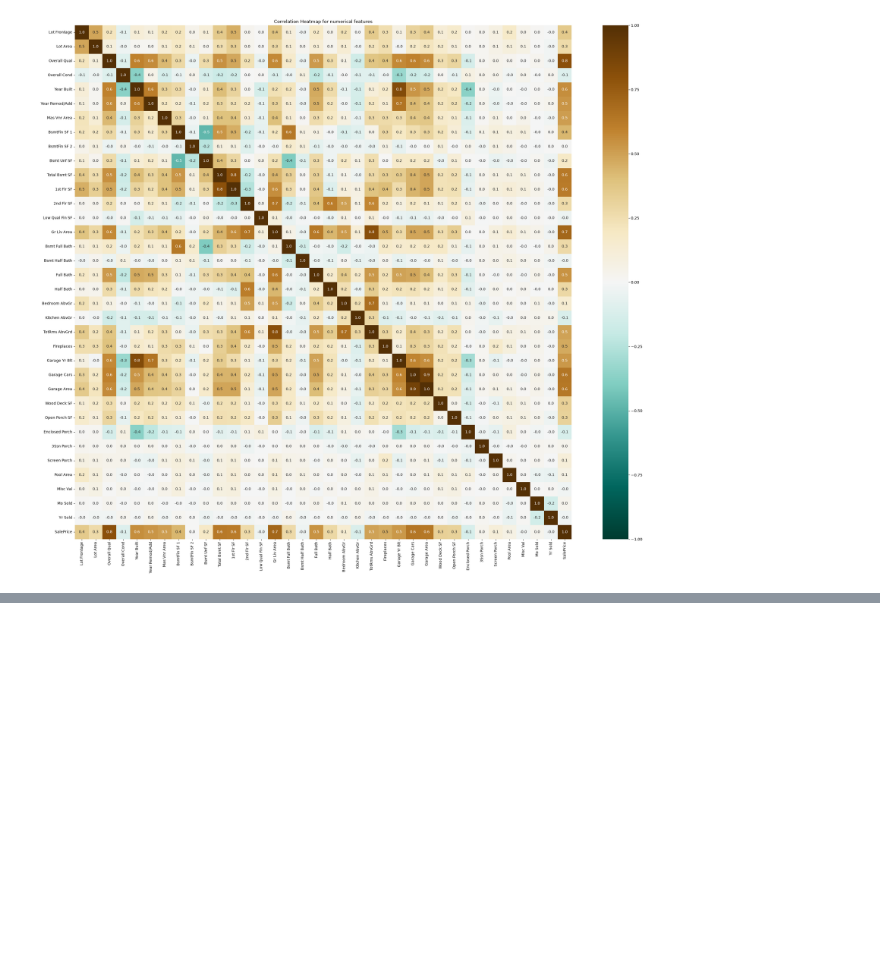
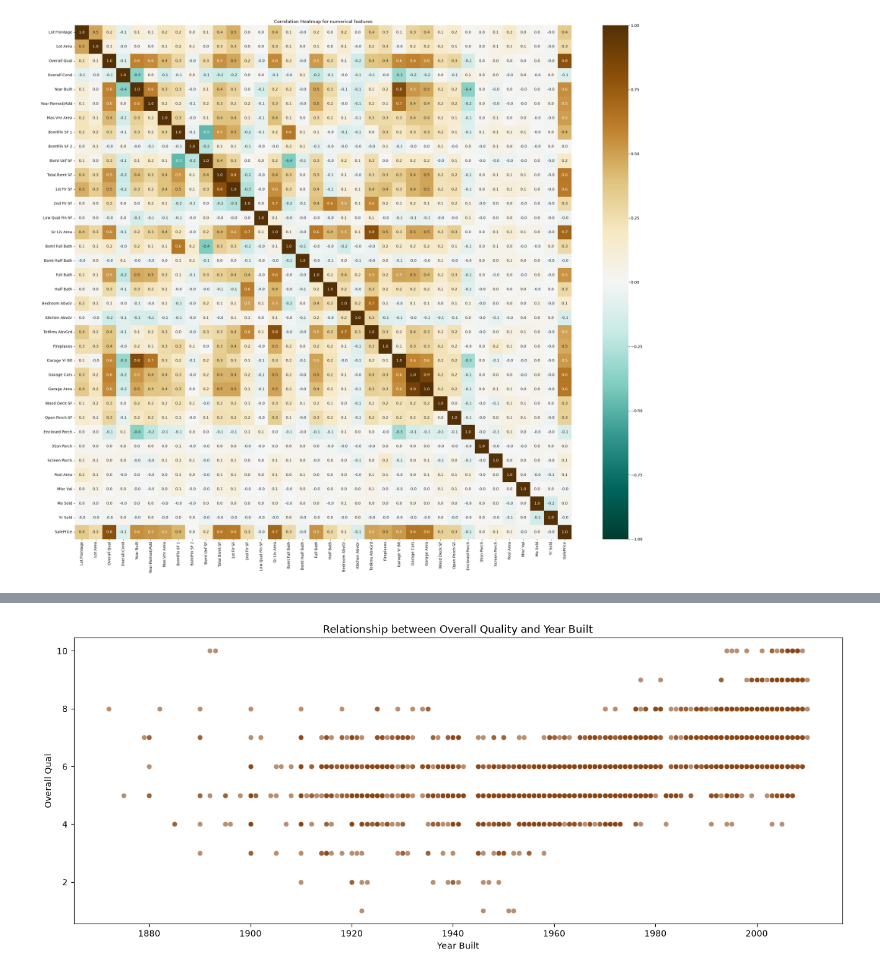
Before and after one commit to viragdiana/ML, a Jupyter notebook: lab-1-dia.ipynb, the cells around one changed output, grey strips where cells are left out. Saved outputs shown, nothing was run; the diff lists cells and outputs as text; code cells hidden in the pictures; blank space fills up the shorter version.

Commit message:
FINISHED: added scatter plots, transformed most comments into markdowns so it's more understandable what are the questions, problems, and conclusions to each section.

```diff
--- a/lab-1-dia.ipynb
+++ b/lab-1-dia.ipynb
@@ -241,0 +265,12 @@ plt.show()
+# %%
+# How does the year the dwelling was built affect the overall Quality
+plt.figure(figsize = (16, 6))
+sns.scatterplot(x = 'Year Built', y = 'Overall Qual', data = data, color = 'saddlebrown', alpha = 0.6)
+plt.title('Relationship between Overall Quality and Year Built')
+plt.show()
+# the most dwellings with highest overall qual were built in the 2000s, some around 1897
+# the ones with worst qual between 1920 and 1960
+# by setting transparency of the color of brown i wanted i noticed where the dots overlap so where multiple data points are present,
+#  but still it's hard to make a distinction, so i will use size to show where more data points overlap and how much
+# %% [output]
+[figure, added]
```
Also changed, not shown: parts of 15 cells of this notebook.
